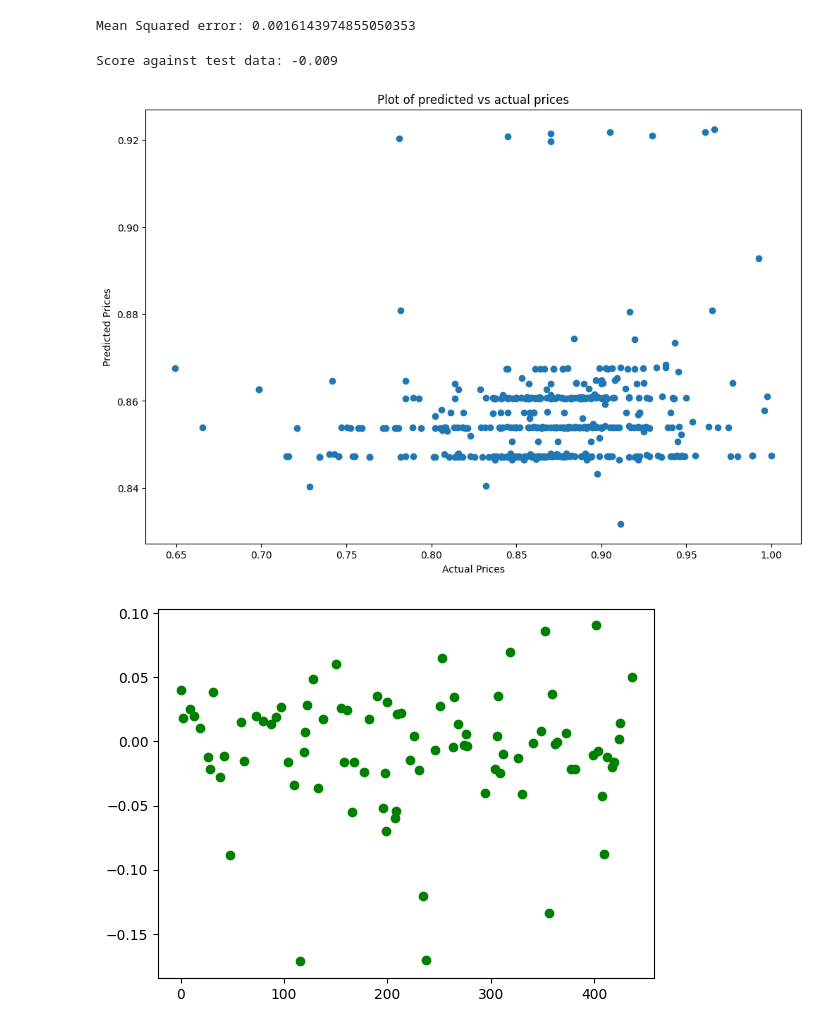
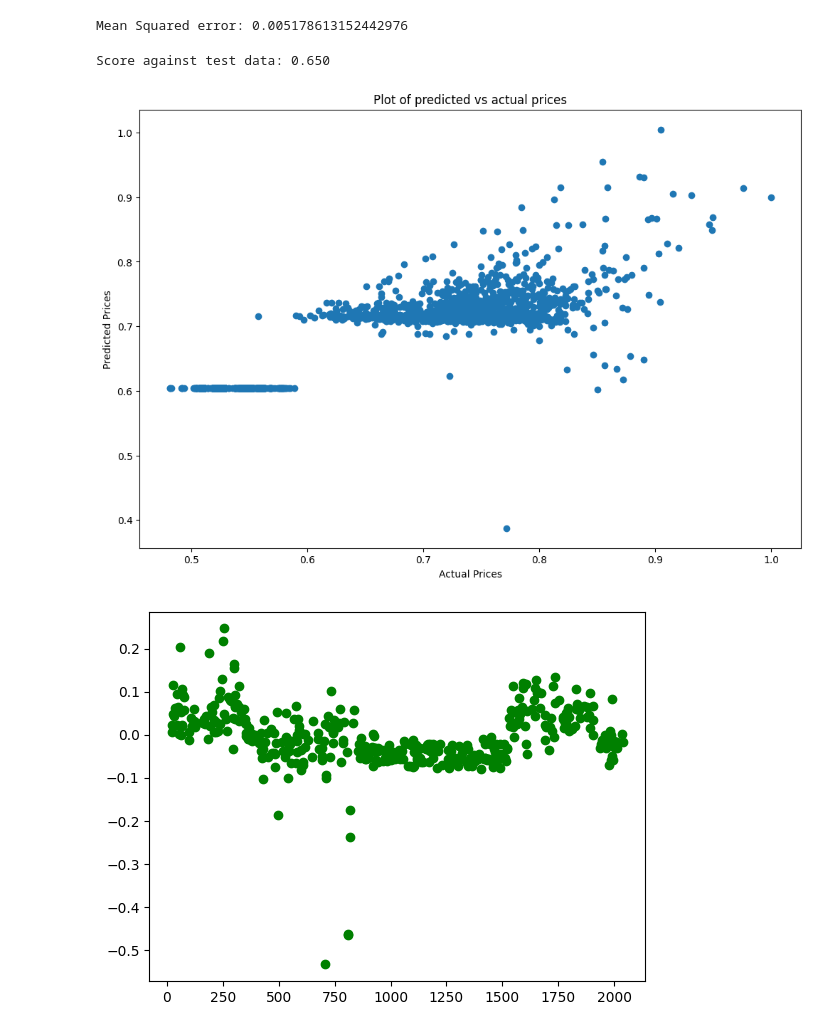
Before and after one commit to ZachLSoftware/BigData_CW, a Jupyter notebook: main_jup.ipynb, the cells around one changed output. Cells and saved outputs as stored; diff of their text form; code cells hidden in the pictures.

Commit message:
Before data fill

```diff
--- a/main_jup.ipynb
+++ b/main_jup.ipynb
@@ -33,3 +32,9 @@ def markOutliers(df,columns):
     df['outlier']=t
 
     return df
+# %%
+def categorizeNeighborhood(df):
+    group=df.groupby("NEIGHBORHOOD")["SALE_PRICE"].mean()
+    n_cat = pd.cut(group, bins=3, labels=[1,2,3])
+    df = df.join(n_cat, on='NEIGHBORHOOD', rsuffix='_CATEGORY')
+    return df
@@ -81,37 +118,14 @@ def normalize(df,num_cols):
 # %%
 df = step1_clean()
 df.reset_index(drop=True,inplace=True)
-numerical=['RESIDENTIAL_UNITS','COMMERCIAL_UNITS','TOTAL_UNITS','LAND_SQUARE_FEET','GROSS_SQUARE_FEET','SALE_PRICE','lnprice']
+numerical=['RESIDENTIAL_UNITS','COMMERCIAL_UNITS','TOTAL_UNITS','LAND_SQUARE_FEET','GROSS_SQUARE_FEET','lnprice']
 categorical=['NEIGHBORHOOD', 'BUILDING_CLASS_CATEGORY', 'TAX_CLASS_AT_PRESENT', 'BLOCK','LOT', 'BUILDING_CLASS_AT_PRESENT', 'ADDRESS','ZIP_CODE','YEAR_BUILT','TAX_CLASS_AT_TIME_OF_SALE', 'BUILDING_CLASS_AT_TIME_OF_SALE', 'SALE_DATE']
-def convertNeighborhood(df):
-    m = np.zeros(df.shape[0])
-    dfgroup=df.groupby(by="NEIGHBORHOOD", as_index=False).mean()
-    #df.groupby(by="NEIGHBORHOOD", as_index=False).mean().to_csv('groupednorm.csv')
-    print(dfgroup)
 
-    n=np.zeros(dfgroup.shape[0])
-    for i, r in dfgroup.iterrows():
-        if r["SALE_PRICE"]<.12:
-            n[i]=1
-        elif r["SALE_PRICE"]>.15:
-            n[i]=3
-        else:
-            n[i]=2
-    dfgroup['NCat']=n
-    for i, r in df.iterrows():
-        temp = dfgroup[dfgroup["NEIGHBORHOOD"]==r["NEIGHBORHOOD"]]["NCat"]
-        m[i]=temp
-
-    return m
-
-
-
-df['lnprice']=np.log(df["SALE_PRICE"])
-
+print(df.shape)
 dfnorm=normalize(df, numerical)
-dfnorm["NCat"]=convertNeighborhood(dfnorm)
-df.drop(columns=['SALE_PRICE',], inplace=True)
-dfnorm.drop(columns=['SALE_PRICE',], inplace=True)
-numerical.remove("SALE_PRICE")
+#df.drop(columns=['SALE_PRICE',], inplace=True)
+# dfnorm.drop(columns=['SALE_PRICE',], inplace=True)
+# numerical.remove("SALE_PRICE")
+dfnorm.to_csv("check.csv")
 # %% [output]
 (27395, 21)
@@ -340,18 +375,18 @@ Score against test data: 0.336
 def mse(df, pred, obs):
     n = df.shape[0]
     return sum((df[pred]-df[obs])**2)/n
-#dfnorm['pred'] = lm.predict(X)
+dfnorm['pred'] = model.predict(X)
 print("Mean Squared error: {}".format(mse(dfnorm,'pred', 'lnprice')))
 # %% [output]
-Mean Squared error: 0.0016143974855050353
+Mean Squared error: 0.005178613152442976
 # %%
 
 rbf = svm.SVR(kernel="rbf", C=1e2, tol=1e-4)
-rbf.fit(trainX, trainY)
-print("Score against test data: {:4.3f}".format(rbf.score(testX, testY)))
+rbf.fit(X_train, y_train)
+print("Score against test data: {:4.3f}".format(rbf.score(X_test, y_test)))
 
 # Make predictions with SVM model
-dfnorm_X = pd.get_dummies(dfnorm[select_features])
+dfnorm_X = dfnorm[select_features]
 #dfnorm_X = scaler.transform(dfnorm_X)
 predicted = rbf.predict(dfnorm_X)
 
@@ -363,15 +398,15 @@ plt.ylabel("Predicted Prices")
 plt.title("Plot of predicted vs actual prices")
 plt.show()
 # %% [output]
-Score against test data: -0.009
+Score against test data: 0.650
-[figure, old version]
+[figure, new version]
 # %%
-pred=lm.predict(testX)
-res=(testY-pred)
+pred=model.predict(X_test)
+res=(y_test-pred)
 plt.plot(res, 'go')
 plt.show()
 # %% [output]
-[figure, old version]
+[figure, new version]
 # %%
 plt.hist(res, bins=50)
 plt.show()
```
Also changed, not shown: parts of 19 cells of this notebook, 2 other files.
